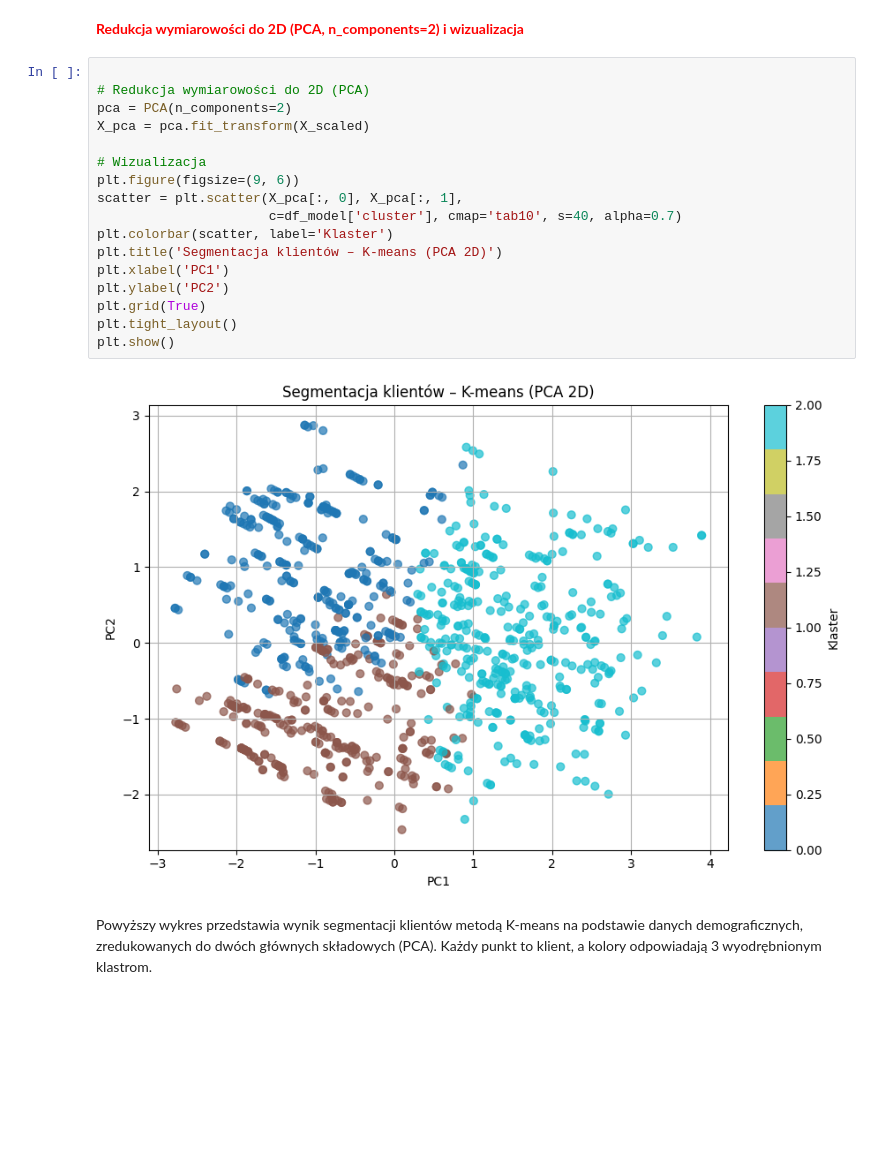
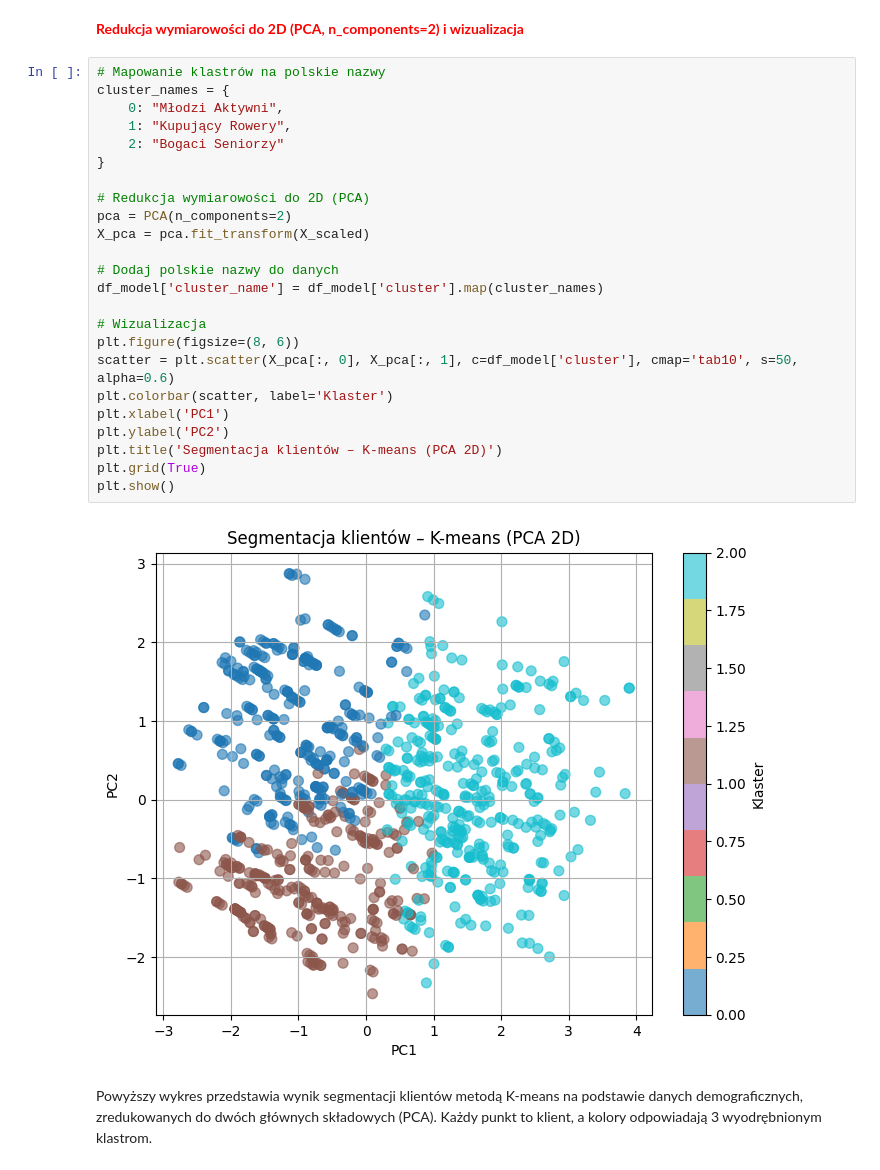
Before and after one commit to MattyMroz/ML, a Jupyter notebook: Lab11/Zadanie.ipynb, the cells around one changed output. Drawn from its saved outputs; the diff is of its cells as text; blank space fills up the shorter version.

```diff
--- a/Lab11/Zadanie.ipynb
+++ b/Lab11/Zadanie.ipynb
@@ -127,24 +127,31 @@ Name: count, dtype: int64
 # %% [markdown]
 <span style="color: red; font-weight: bold;">Redukcja wymiarowości do 2D (PCA, n_components=2) i wizualizacja</span>
 # %%
+# Mapowanie klastrów na polskie nazwy
+cluster_names = {
+    0: "Młodzi Aktywni",
+    1: "Kupujący Rowery",
+    2: "Bogaci Seniorzy"
+}
 
 # Redukcja wymiarowości do 2D (PCA)
 pca = PCA(n_components=2)
 X_pca = pca.fit_transform(X_scaled)
 
+# Dodaj polskie nazwy do danych
+df_model['cluster_name'] = df_model['cluster'].map(cluster_names)
+
 # Wizualizacja
-plt.figure(figsize=(9, 6))
-scatter = plt.scatter(X_pca[:, 0], X_pca[:, 1],
-                      c=df_model['cluster'], cmap='tab10', s=40, alpha=0.7)
+plt.figure(figsize=(8, 6))
+scatter = plt.scatter(X_pca[:, 0], X_pca[:, 1], c=df_model['cluster'], cmap='tab10', s=50, alpha=0.6)
 plt.colorbar(scatter, label='Klaster')
-plt.title('Segmentacja klientów – K-means (PCA 2D)')
 plt.xlabel('PC1')
 plt.ylabel('PC2')
+plt.title('Segmentacja klientów – K-means (PCA 2D)')
 plt.grid(True)
-plt.tight_layout()
 plt.show()
 # %% [output]
-[figure, old version]
+[figure, new version]
 # %% [markdown]
 Powyższy wykres przedstawia wynik segmentacji klientów metodą K-means na podstawie danych demograficznych, zredukowanych do dwóch głównych składowych (PCA). Każdy punkt to klient, a kolory odpowiadają 3 wyodrębnionym klastrom.
 # %% [markdown]
```
Also changed, not shown: parts of 2 cells of this notebook, 1 other file.
